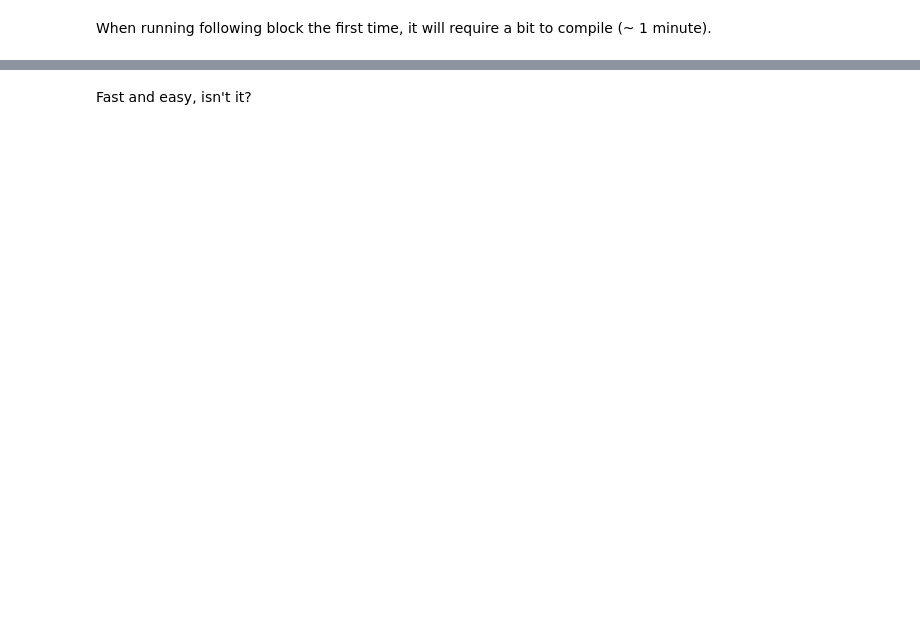
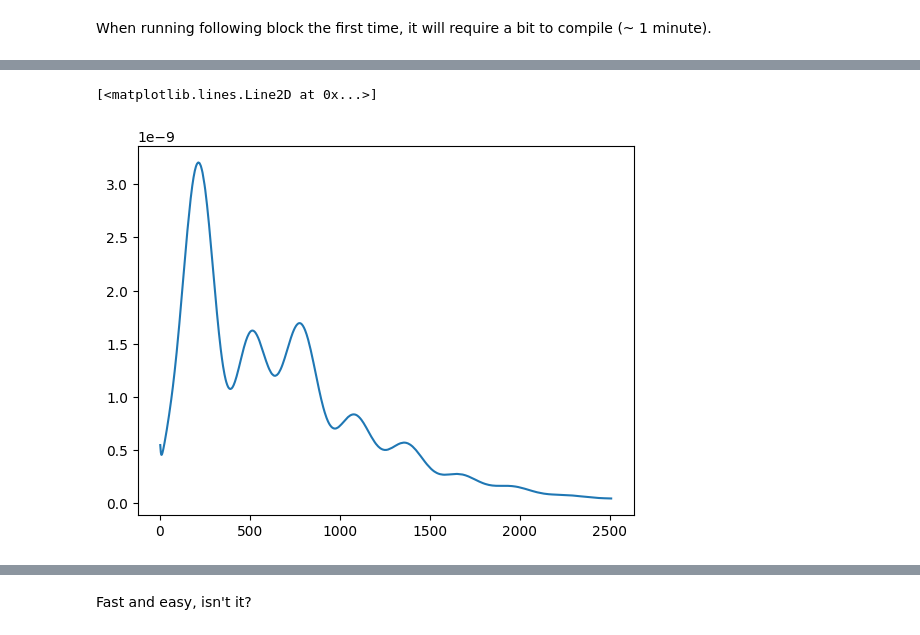
Before and after one commit to CosmologicalEmulators/PyCapse, a Jupyter notebook: notebooks/example_PyCapse.ipynb, the cells around one changed output, grey strips where cells are left out. Cells and saved outputs as stored; diff of their text form; code cells hidden in the pictures; blank space fills up the shorter version.

Commit message:
Fixed notebook; added new parameters

```diff
--- a/notebooks/example_PyCapse.ipynb
+++ b/notebooks/example_PyCapse.ipynb
@@ -20,13 +20,14 @@ The input array contains:
 # %%
-input_test = np.array([2.8472231, 1.0196047, 0.72768, 0.0206263, 0.1492, 0.068604, 0.289396, 0.685177])
+input_test = np.array([2.8472231, 1.0196047, 0.72768, 0.0206263, 0.1492, 0.068604, 0.289396, 0.5])
 # %%
-Cltt, Clee, Clte  = pycapse.load_emu('/home/mbonici/Desktop/Capse_trainer/notebooks/emulators.bson')
+Cltt, Clee, Clte  = PyCapse.load_emu('/home/mbonici/Desktop/Capse_trainer/notebooks/trained_weights/idm_dr/n_4/emulators_Planck_idm_dr_n4.bson')
 # %% [markdown]
 When running following block the first time, it will require a bit to compile (~ 1 minute).
 # %%
-ℓ = np.arange(2,2501)
-CℓTT = pycapse.compute_Cl(input_test, Cltt)
-CℓEE = pycapse.compute_Cl(input_test, Clee)
-CℓTE = pycapse.compute_Cl(input_test, Clte);
+ℓTT    = np.arange(2,2509)
+ℓEE_TE = np.arange(2,1997)
+CℓTT = PyCapse.compute_Cl(input_test, Cltt)
+CℓEE = PyCapse.compute_Cl(input_test, Clee)
+CℓTE = PyCapse.compute_Cl(input_test, Clte);
 # %% [markdown]
 However, once this has been done, the emulators become blazingly fast.
@@ -35,3 +40,6 @@ However, once this has been done, the emulators become blazingly fast.
 # %%
-plt.plot(ℓ, ℓ*(ℓ+1)*CℓTT)
+plt.plot(ℓTT, ℓTT*(ℓTT+1)*CℓTT)
+# %% [output]
+[<matplotlib.lines.Line2D at 0x...>]
+[figure, added]
 # %%
```
Also changed, not shown: parts of 6 cells of this notebook, 3 other files.
